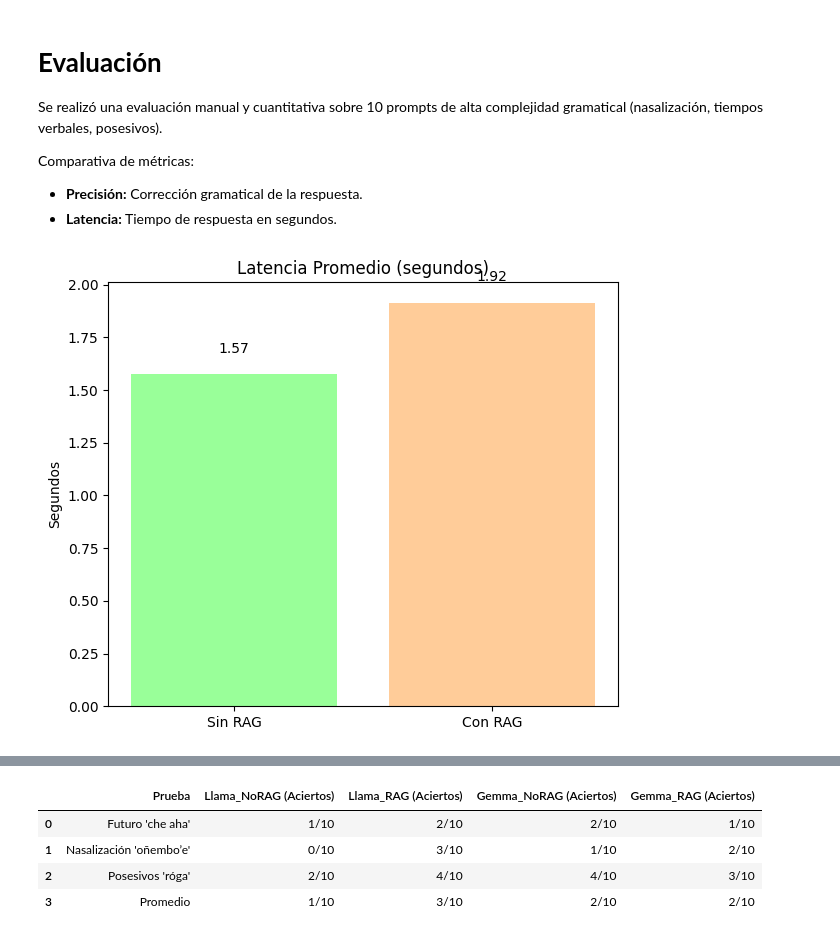
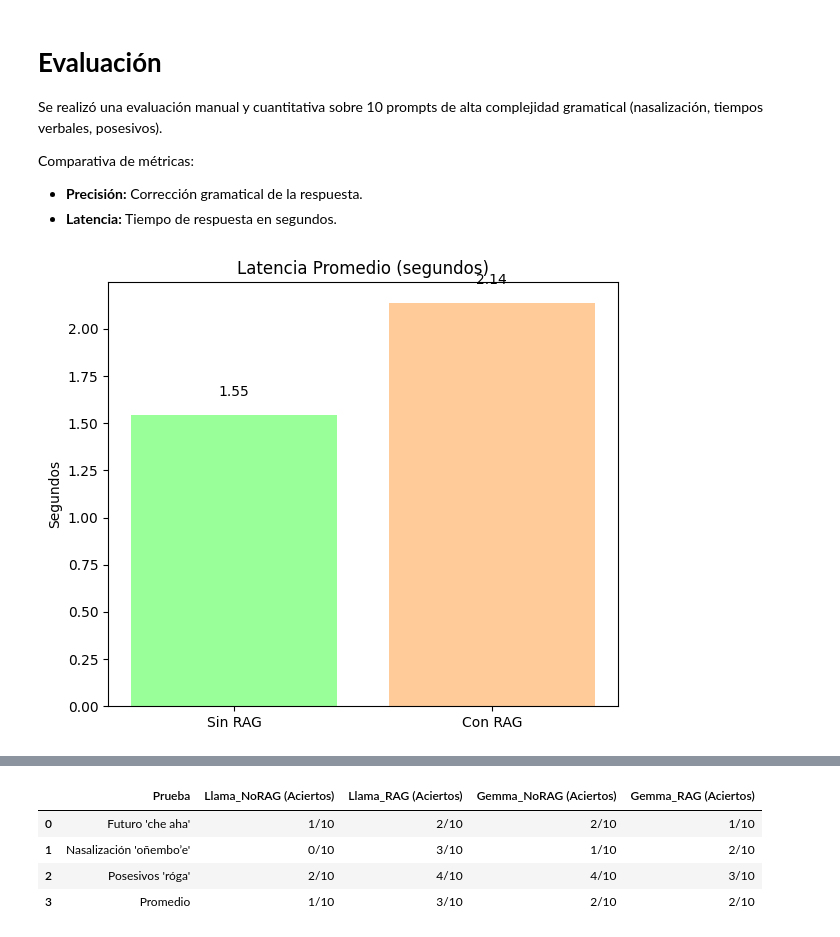
Before and after one commit to onolf/guarani-rag-2025, a Jupyter notebook: guarani_pln_2025.ipynb, the cells around one changed output, grey strips where cells are left out. Saved outputs shown, nothing was run; the diff lists cells and outputs as text; code cells hidden in the pictures.

```diff
--- a/guarani_pln_2025.ipynb
+++ b/guarani_pln_2025.ipynb
@@ -440,0 +474,8 @@ Tabla detallada de resultados (Todos los experimentos):
+# %%
+df_gemma_no_rag = run_test_chrF(
+    chains["Gemma_NoRAG"],
+    "Gemma 3 SIN RAG",
+    df_eval
+)
+
+display(df_gemma_no_rag)
@@ -440,0 +496,8 @@ Tabla detallada de resultados (Todos los experimentos):
+# %%
+df_gemma_rag = run_test_chrF(
+    chains["Gemma_RAG"],
+    "Gemma 3 CON RAG",
+    df_eval
+)
+
+display(df_gemma_rag)
@@ -440,0 +518,15 @@ Tabla detallada de resultados (Todos los experimentos):
+# %%
+summary = pd.concat([
+    df_llama_no_rag,
+    df_llama_rag,
+    df_gemma_no_rag,
+    df_gemma_rag
+]).groupby("Modelo").agg(
+    chrF_Promedio=("chrF", "mean"),
+    Latencia_Promedio=("Latencia (s)", "mean")
+).reset_index()
+
+summary["chrF_Promedio"] = summary["chrF_Promedio"].round(2)
+summary["Latencia_Promedio"] = summary["Latencia_Promedio"].round(2)
+
+display(summary)
@@ -447,41 +545,41 @@ Comparativa de métricas:
 * **Precisión:** Corrección gramatical de la respuesta.
 * **Latencia:** Tiempo de respuesta en segundos.
 # %%
-# Calcular promedios de Accuracy y Latencia para 'Sin RAG' y 'Con RAG'
-sin_rag_metrics = metrics[metrics['Modelo_Enfoque'].str.contains('_NoRAG')]
-con_rag_metrics = metrics[metrics['Modelo_Enfoque'].str.contains('_RAG')]
+# Calcular promedios de Latencia para 'Sin RAG' y 'Con RAG'
+sin_rag_metrics = summary[summary['Modelo'].str.contains('SIN RAG')]
+con_rag_metrics = summary[summary['Modelo'].str.contains('CON RAG')]
 
 # Asegurarse de que 'Sin RAG' y 'Con RAG' contengan datos antes de calcular el promedio
 if not sin_rag_metrics.empty:
-    avg_latency_sin_rag = sin_rag_metrics['Latencia_Promedio (s)'].mean()
+    avg_latency_sin_rag = sin_rag_metrics['Latencia_Promedio'].mean()
 else:
     avg_latency_sin_rag = 0.0
 
 if not con_rag_metrics.empty:
-    avg_latency_con_rag = con_rag_metrics['Latencia_Promedio (s)'].mean()
+    avg_latency_con_rag = con_rag_metrics['Latencia_Promedio'].mean()
 else:
     avg_latency_con_rag = 0.0
 
 # Datos obtenidos de las pruebas (actualizados con los resultados veraces)
 eval_data = {
     "Métrica": ["Latencia (seg)", "Latencia (seg)"],
     "Modelo": ["Sin RAG", "Con RAG"],
     "Valor": [avg_latency_sin_rag, avg_latency_con_rag] # Valores calculados
 }
 
 df_eval_summary = pd.DataFrame(eval_data)
 
 # Gráfico de Latencia
 fig, ax = plt.subplots(1, 1, figsize=(6, 5)) # Un solo gráfico
 
 # Latencia
 ax.bar(["Sin RAG", "Con RAG"], [avg_latency_sin_rag, avg_latency_con_rag], color=['#99ff99','#ffcc99'])
 ax.set_title("Latencia Promedio (segundos)")
 ax.set_ylabel("Segundos")
 ax.text(0, avg_latency_sin_rag + 0.1, f"{avg_latency_sin_rag:.2f}", ha='center')
 ax.text(1, avg_latency_con_rag + 0.1, f"{avg_latency_con_rag:.2f}", ha='center')
 
 plt.tight_layout()
 plt.show()
 # %% [output]
-[figure, old version]
+[figure, new version]
```
Also changed, not shown: parts of 43 cells of this notebook, 2 other files.
